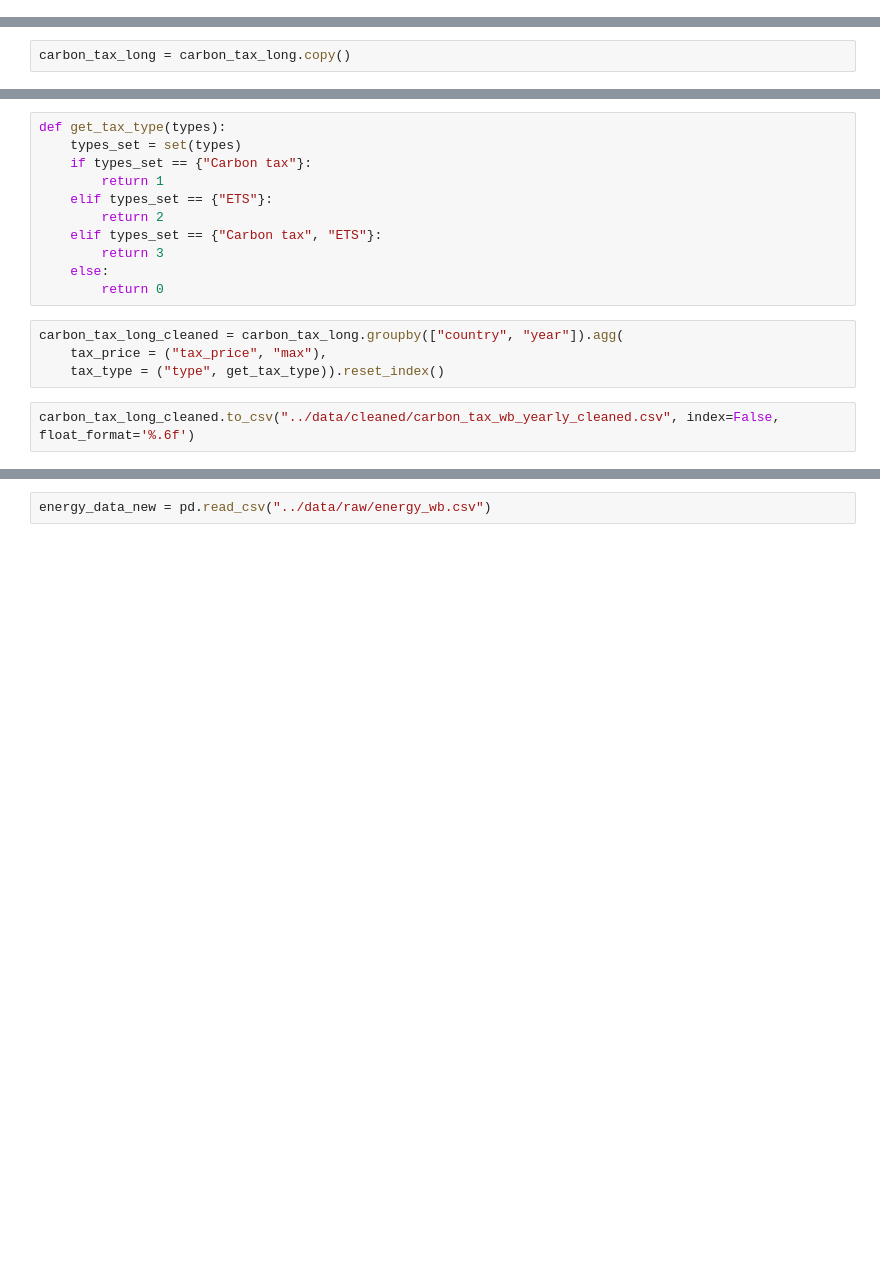
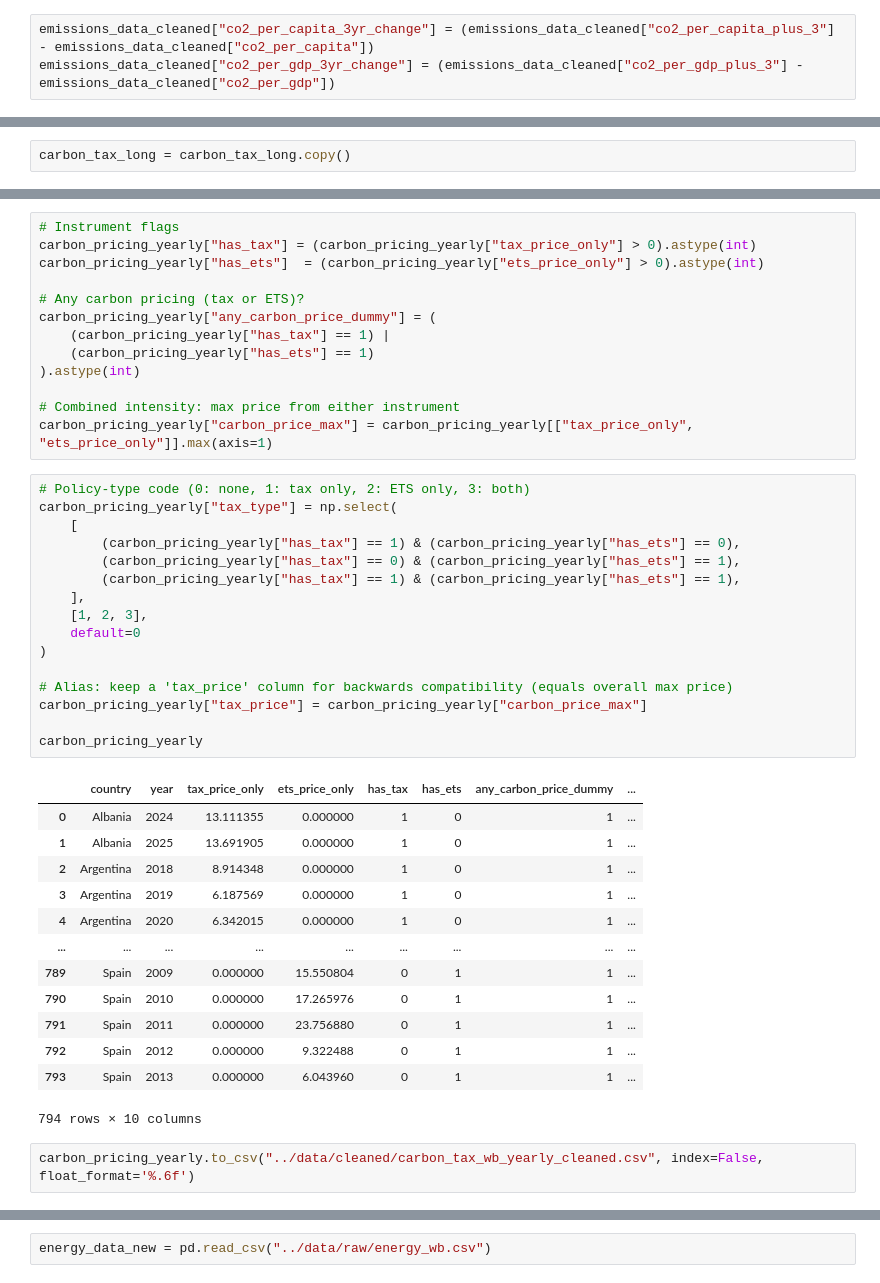
Before and after one commit to WillNoon/CarbonTaxModellingAndRecommendation, a Jupyter notebook: notebooks/data_cleaning.ipynb, the cells around one changed output, grey strips where cells are left out. Saved outputs shown, nothing was run; the diff lists cells and outputs as text; blank space fills up the shorter version.

Commit message:
feat: refactor cleaned data with standardized moderators and PC3 governance

```diff
--- a/notebooks/data_cleaning.ipynb
+++ b/notebooks/data_cleaning.ipynb
@@ -181 +181,4 @@ emissions_data_cleaned["co2_per_gdp_plus_5"] = emissions_data_cleaned.groupby('c
+# %%
+emissions_data_cleaned["co2_per_capita_3yr_change"] = (emissions_data_cleaned["co2_per_capita_plus_3"] - emissions_data_cleaned["co2_per_capita"])
+emissions_data_cleaned["co2_per_gdp_3yr_change"] = (emissions_data_cleaned["co2_per_gdp_plus_3"] - emissions_data_cleaned["co2_per_gdp"])
 # %%
@@ -329,18 +380,46 @@ carbon_tax_long["tax_price"] = carbon_tax_long["tax_price"].astype(float)
+# %%
+# Instrument flags
+carbon_pricing_yearly["has_tax"] = (carbon_pricing_yearly["tax_price_only"] > 0).astype(int)
+carbon_pricing_yearly["has_ets"]  = (carbon_pricing_yearly["ets_price_only"] > 0).astype(int)
+
+# Any carbon pricing (tax or ETS)?
+carbon_pricing_yearly["any_carbon_price_dummy"] = (
+    (carbon_pricing_yearly["has_tax"] == 1) |
+    (carbon_pricing_yearly["has_ets"] == 1)
+).astype(int)
+
+# Combined intensity: max price from either instrument
+carbon_pricing_yearly["carbon_price_max"] = carbon_pricing_yearly[["tax_price_only", "ets_price_only"]].max(axis=1)
 # %%
-def get_tax_type(types):
-    types_set = set(types)
-    if types_set == {"Carbon tax"}:
-        return 1
-    elif types_set == {"ETS"}:
-        return 2
-    elif types_set == {"Carbon tax", "ETS"}:
-        return 3
-    else:
-        return 0
+# Policy-type code (0: none, 1: tax only, 2: ETS only, 3: both)
+carbon_pricing_yearly["tax_type"] = np.select(
+    [
+        (carbon_pricing_yearly["has_tax"] == 1) & (carbon_pricing_yearly["has_ets"] == 0),
+        (carbon_pricing_yearly["has_tax"] == 0) & (carbon_pricing_yearly["has_ets"] == 1),
+        (carbon_pricing_yearly["has_tax"] == 1) & (carbon_pricing_yearly["has_ets"] == 1),
+    ],
+    [1, 2, 3],
+    default=0
+)
+
+# Alias: keep a 'tax_price' column for backwards compatibility (equals overall max price)
+carbon_pricing_yearly["tax_price"] = carbon_pricing_yearly["carbon_price_max"]
+
+carbon_pricing_yearly
+# %% [output]
+|  | country | year | tax_price_only | ets_price_only | has_tax | has_ets | any_carbon_price_dummy | ... |
+| 0 | Albania | 2024 | 13.111355 | 0.000000 | 1 | 0 | 1 | ... |
+| 1 | Albania | 2025 | 13.691905 | 0.000000 | 1 | 0 | 1 | ... |
+| 2 | Argentina | 2018 | 8.914348 | 0.000000 | 1 | 0 | 1 | ... |
+| 3 | Argentina | 2019 | 6.187569 | 0.000000 | 1 | 0 | 1 | ... |
+| 4 | Argentina | 2020 | 6.342015 | 0.000000 | 1 | 0 | 1 | ... |
+| ... | ... | ... | ... | ... | ... | ... | ... | ... |
+| 789 | Spain | 2009 | 0.000000 | 15.550804 | 0 | 1 | 1 | ... |
+| 790 | Spain | 2010 | 0.000000 | 17.265976 | 0 | 1 | 1 | ... |
+| 791 | Spain | 2011 | 0.000000 | 23.756880 | 0 | 1 | 1 | ... |
+| 792 | Spain | 2012 | 0.000000 | 9.322488 | 0 | 1 | 1 | ... |
+| 793 | Spain | 2013 | 0.000000 | 6.043960 | 0 | 1 | 1 | ... |
+794 rows × 10 columns
-# %%
-carbon_tax_long_cleaned = carbon_tax_long.groupby(["country", "year"]).agg(
-    tax_price = ("tax_price", "max"),
-    tax_type = ("type", get_tax_type)).reset_index()
 # %%
-carbon_tax_long_cleaned.to_csv("../data/cleaned/carbon_tax_wb_yearly_cleaned.csv", index=False, float_format='%.6f')
+carbon_pricing_yearly.to_csv("../data/cleaned/carbon_tax_wb_yearly_cleaned.csv", index=False, float_format='%.6f')
 # %%
```
Also changed, not shown: parts of 24 cells of this notebook, 6 other files.
